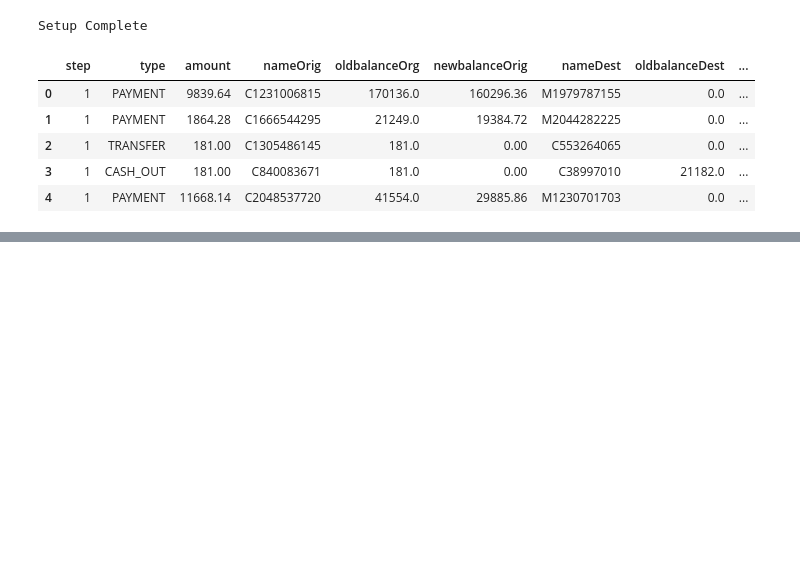
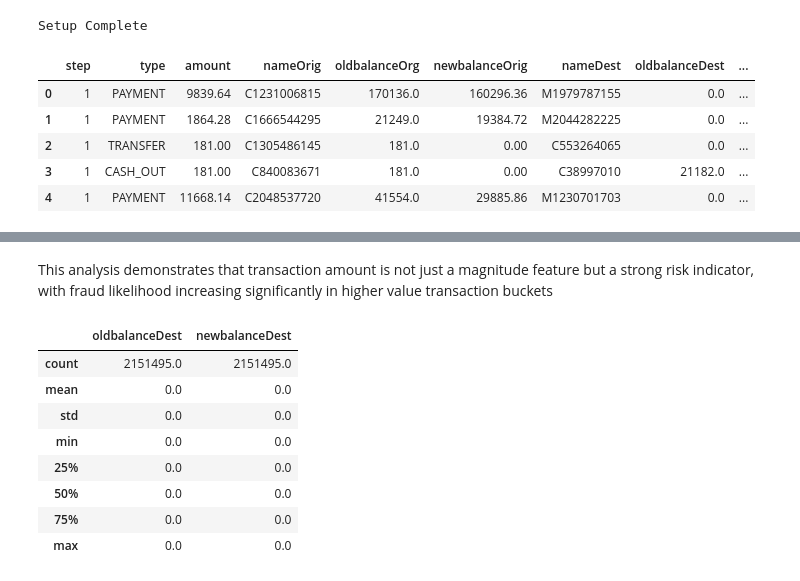
Before and after one commit to codebyyashvi/Bank_Fraud_Detection, a Jupyter notebook: Analysis.ipynb, the cells around one changed output, grey strips where cells are left out. Drawn from its saved outputs; the diff is of its cells as text; code cells hidden in the pictures; blank space fills up the shorter version.

```diff
--- a/Analysis.ipynb
+++ b/Analysis.ipynb
@@ -42,0 +83,20 @@ df.head()
+# %% [markdown]
+This analysis demonstrates that transaction amount is not just a magnitude feature but a strong risk indicator, with fraud likelihood increasing significantly in higher value transaction buckets
+# %%
+# Checking missing values
+df.isnull().sum()
+
+# Creating merchant transactions (destination starting with 'M')
+merchant_txns = df[df['nameDest'].str.startswith('M')]
+
+merchant_txns[['oldbalanceDest', 'newbalanceDest']].describe()
+# %% [output]
+|  | oldbalanceDest | newbalanceDest |
+| count | 2151495.0 | 2151495.0 |
+| mean | 0.0 | 0.0 |
+| std | 0.0 | 0.0 |
+| min | 0.0 | 0.0 |
+| 25% | 0.0 | 0.0 |
+| 50% | 0.0 | 0.0 |
+| 75% | 0.0 | 0.0 |
+| max | 0.0 | 0.0 |
```
Also changed, not shown: parts of 4 cells of this notebook.
